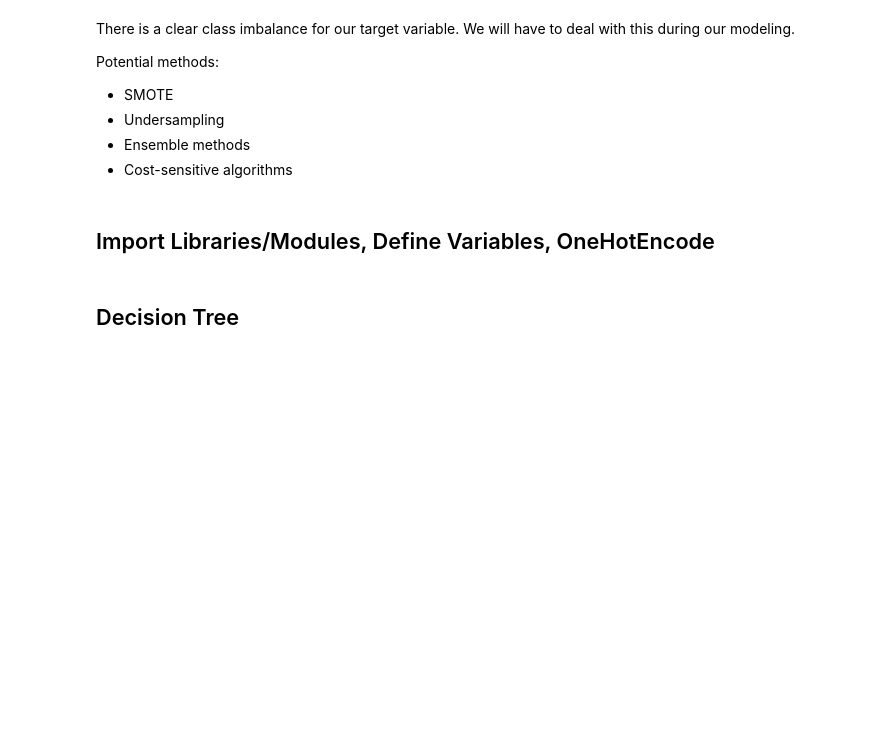
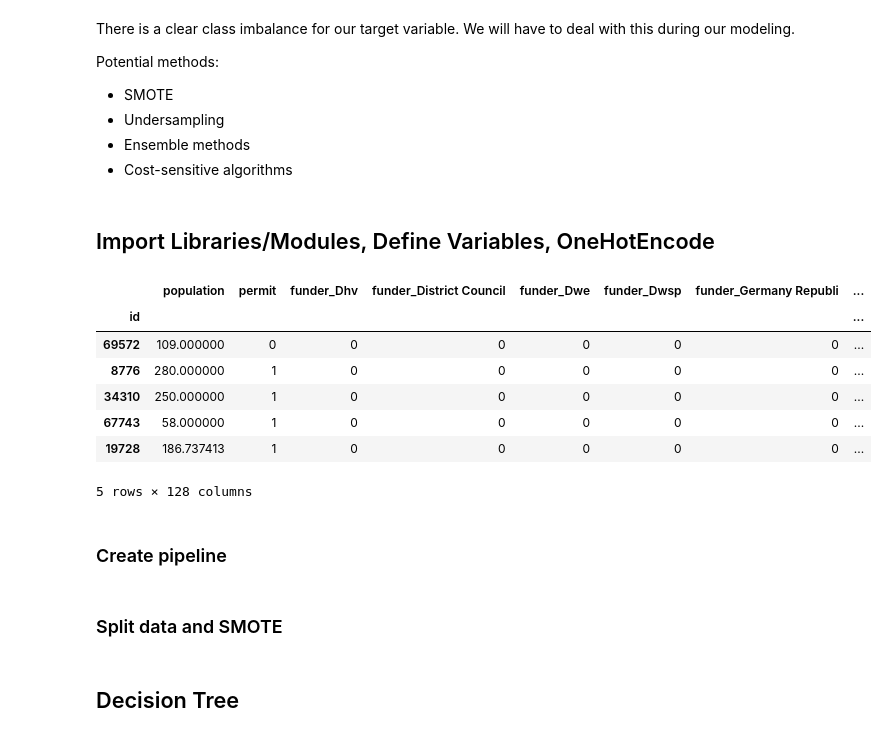
Before and after one commit to CamLadd/Tanzanian_WaterWell_Project, a Jupyter notebook: Tanzanian_Water_Well_Project.ipynb, the cells around one changed output. Cells and saved outputs as stored; diff of their text form; code cells hidden in the pictures; blank space fills up the shorter version.

Commit message:
created modeling pipeline, tested models with pipeline

```diff
--- a/Tanzanian_Water_Well_Project.ipynb
+++ b/Tanzanian_Water_Well_Project.ipynb
@@ -416,13 +597,19 @@ from sklearn.metrics import make_scorer
 # %%
 # Identify features and target
 features = df.drop('status_group', axis=1)
 target = df.status_group
 
 # Dummy the features
 features_dummied = pd.get_dummies(features, drop_first=True)
 features_dummied.head()
-
-# OneHotEncode the features
-encoder = OneHotEncoder()
-features_ohe = encoder.fit_transform(features)
-df_ohe = encoder.fit_transform(df)
+# %% [output]
+|  | population | permit | funder_Dhv | funder_District Council | funder_Dwe | funder_Dwsp | funder_Germany Republi | ... |
+| id |  |  |  |  |  |  |  | ... |
+| 69572 | 109.000000 | 0 | 0 | 0 | 0 | 0 | 0 | ... |
+| 8776 | 280.000000 | 1 | 0 | 0 | 0 | 0 | 0 | ... |
+| 34310 | 250.000000 | 1 | 0 | 0 | 0 | 0 | 0 | ... |
+| 67743 | 58.000000 | 1 | 0 | 0 | 0 | 0 | 0 | ... |
+| 19728 | 186.737413 | 1 | 0 | 0 | 0 | 0 | 0 | ... |
+5 rows × 128 columns
+# %% [markdown]
+### Create pipeline
@@ -428,0 +624,2 @@ df_ohe = encoder.fit_transform(df)
+# %% [markdown]
+### Split data and SMOTE
```
Also changed, not shown: parts of 59 cells of this notebook.
